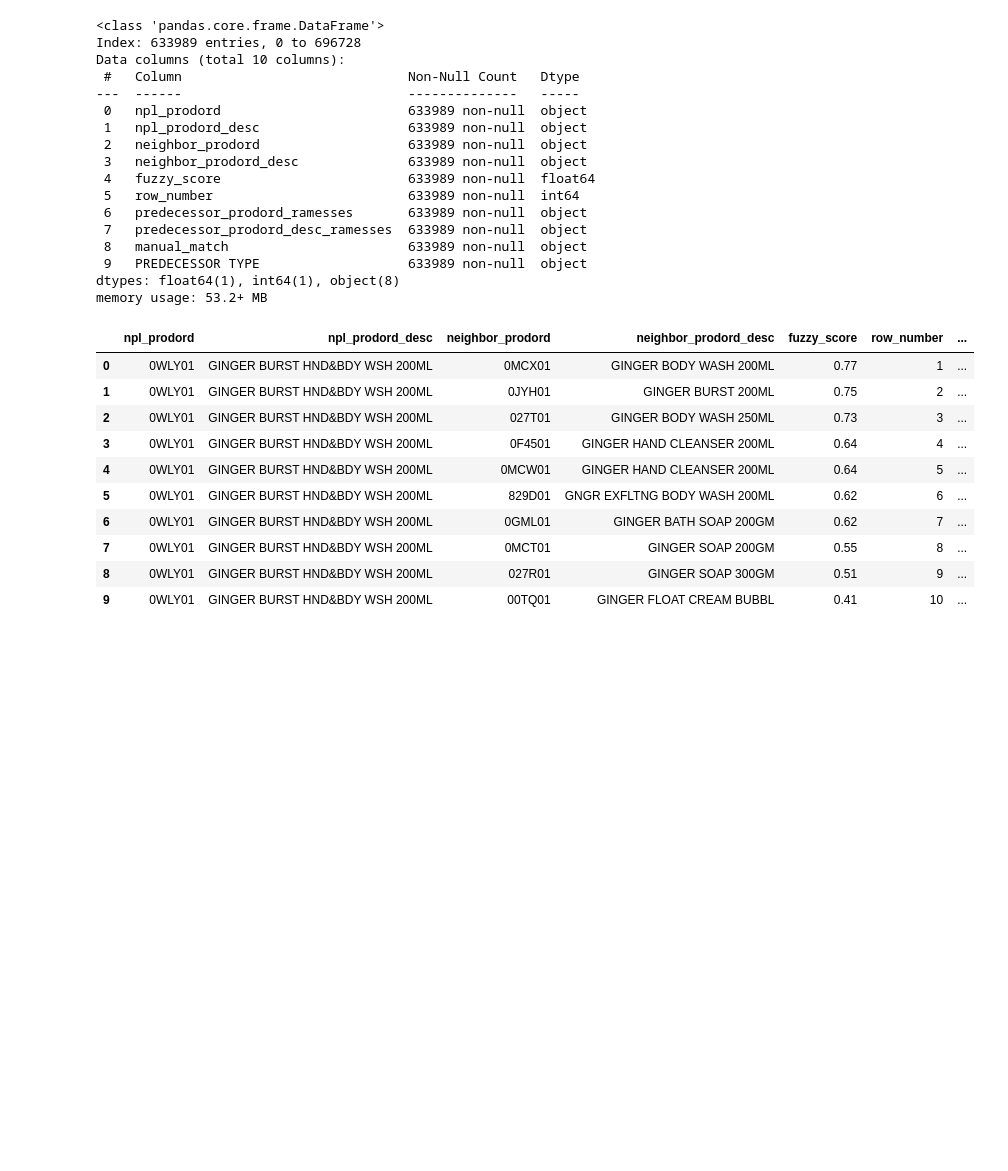
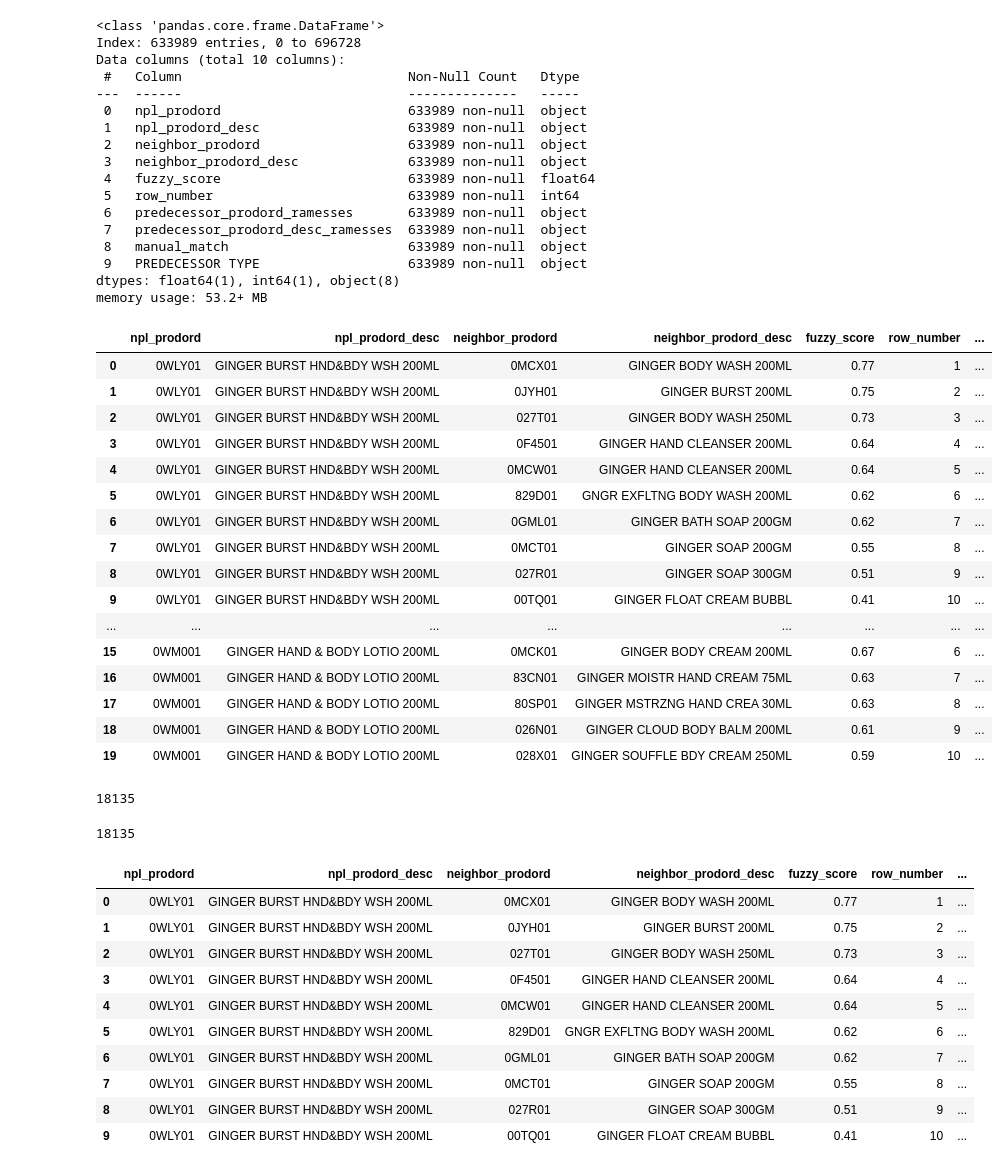
Before and after one commit to anaresh2005/ELC-Semantic-Similarity-Model-Development, a Jupyter notebook: semantic_model_fuzzy_dev.ipynb, the cells around one changed output. Cells and saved outputs as stored; diff of their text form; code cells hidden in the pictures; blank space fills up the shorter version.

```diff
--- a/semantic_model_fuzzy_dev.ipynb
+++ b/semantic_model_fuzzy_dev.ipynb
@@ -34,3 +34,23 @@ Data columns (total 10 columns):
  9   PREDECESSOR TYPE                   633989 non-null  object
 dtypes: float64(1), int64(1), object(8)
 memory usage: 53.2+ MB
+# %%
+df.head(20)
+# %% [output]
+|  | npl_prodord | npl_prodord_desc | neighbor_prodord | neighbor_prodord_desc | fuzzy_score | row_number | ... |
+| 0 | 0WLY01 | GINGER BURST HND&BDY WSH 200ML | 0MCX01 | GINGER BODY WASH 200ML | 0.77 | 1 | ... |
+| 1 | 0WLY01 | GINGER BURST HND&BDY WSH 200ML | 0JYH01 | GINGER BURST 200ML | 0.75 | 2 | ... |
+| 2 | 0WLY01 | GINGER BURST HND&BDY WSH 200ML | 027T01 | GINGER BODY WASH 250ML | 0.73 | 3 | ... |
+| 3 | 0WLY01 | GINGER BURST HND&BDY WSH 200ML | 0F4501 | GINGER HAND CLEANSER 200ML | 0.64 | 4 | ... |
+| 4 | 0WLY01 | GINGER BURST HND&BDY WSH 200ML | 0MCW01 | GINGER HAND CLEANSER 200ML | 0.64 | 5 | ... |
+| 5 | 0WLY01 | GINGER BURST HND&BDY WSH 200ML | 829D01 | GNGR EXFLTNG BODY WASH 200ML | 0.62 | 6 | ... |
+| 6 | 0WLY01 | GINGER BURST HND&BDY WSH 200ML | 0GML01 | GINGER BATH SOAP 200GM | 0.62 | 7 | ... |
+| 7 | 0WLY01 | GINGER BURST HND&BDY WSH 200ML | 0MCT01 | GINGER SOAP 200GM | 0.55 | 8 | ... |
+| 8 | 0WLY01 | GINGER BURST HND&BDY WSH 200ML | 027R01 | GINGER SOAP 300GM | 0.51 | 9 | ... |
+| 9 | 0WLY01 | GINGER BURST HND&BDY WSH 200ML | 00TQ01 | GINGER FLOAT CREAM BUBBL | 0.41 | 10 | ... |
+| ... | ... | ... | ... | ... | ... | ... | ... |
+| 15 | 0WM001 | GINGER HAND & BODY LOTIO 200ML | 0MCK01 | GINGER BODY CREAM 200ML | 0.67 | 6 | ... |
+| 16 | 0WM001 | GINGER HAND & BODY LOTIO 200ML | 83CN01 | GINGER MOISTR HAND CREAM 75ML | 0.63 | 7 | ... |
+| 17 | 0WM001 | GINGER HAND & BODY LOTIO 200ML | 80SP01 | GINGER MSTRZNG HAND CREA 30ML | 0.63 | 8 | ... |
+| 18 | 0WM001 | GINGER HAND & BODY LOTIO 200ML | 026N01 | GINGER CLOUD BODY BALM 200ML | 0.61 | 9 | ... |
+| 19 | 0WM001 | GINGER HAND & BODY LOTIO 200ML | 028X01 | GINGER SOUFFLE BDY CREAM 250ML | 0.59 | 10 | ... |
@@ -36,0 +61,4 @@ memory usage: 53.2+ MB
+# %%
+len(all_descs)
+# %% [output]
+18135
@@ -36,0 +73,4 @@ memory usage: 53.2+ MB
+# %%
+len(emb_map)
+# %% [output]
+18135
```
Also changed, not shown: parts of 16 cells of this notebook.
